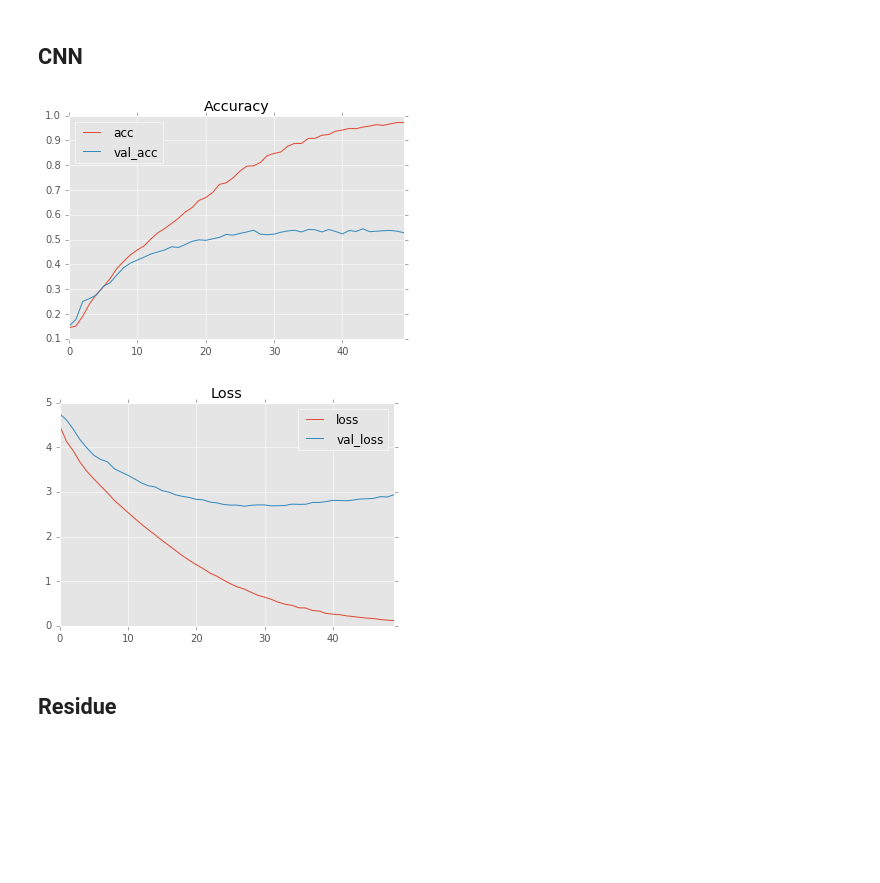
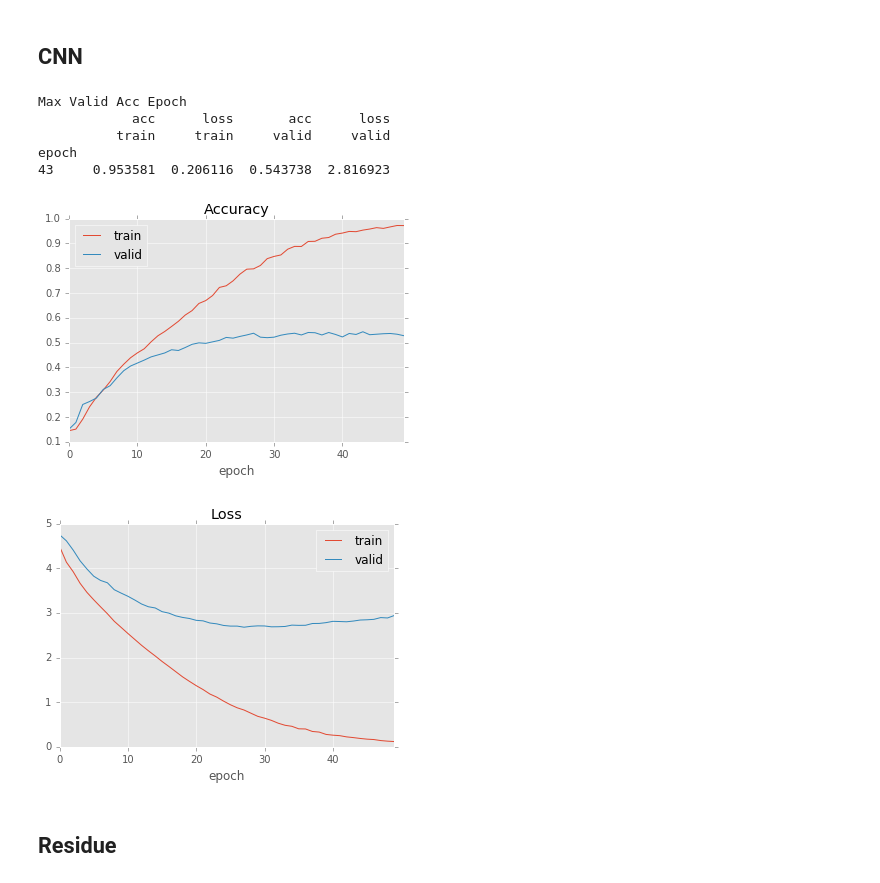
Before and after one commit to vickyliin/NLIL, a Jupyter notebook: train_law_classifier_cnn.ipynb, the cells around one changed output. Drawn from its saved outputs; the diff is of its cells as text; code cells hidden in the pictures; blank space fills up the shorter version.

```diff
--- a/train_law_classifier_cnn.ipynb
+++ b/train_law_classifier_cnn.ipynb
@@ -76,3 +72,18 @@ def plot_hist(hist):
+# %%
+hist_names = dict(
+    acc = ('acc', 'train'),
+    val_acc = ('acc', 'valid'),
+    loss = ('loss', 'train'),
+    val_loss = ('loss', 'valid')
+)
+def record(hist):
+    history = pd.DataFrame(hist.history, index=pd.Index(hist.epoch, name='epoch')).rename(columns=hist_names)
+    history.columns = pd.MultiIndex.from_tuples(history.columns)
+
+    print('Max Valid Acc Epoch')
+    print(history[history.acc.valid == history.acc.valid.max()])
+    history.acc.plot(title='Accuracy')
+    history.loss.plot(title='Loss')
 # %% [markdown]
 ## CNN
 # %%
@@ -85,10 +96,15 @@ classifier.compile(loss='categorical_crossentropy',
 classifier.reset()
 hist = classifier.fit(trainset, validset, epochs=50, batch_size=128)
 # %%
-plot_hist(hist)
+record(hist)
 # %% [output]
+Max Valid Acc Epoch
+            acc      loss       acc      loss
+          train     train     valid     valid
+epoch
+43     0.953581  0.206116  0.543738  2.816923
-[figure, old version]
+[figure, new version]
-[figure, old version]
+[figure, new version]
 # %% [markdown]
 ## Residue
 # %%
```
Also changed, not shown: parts of 5 cells of this notebook.
